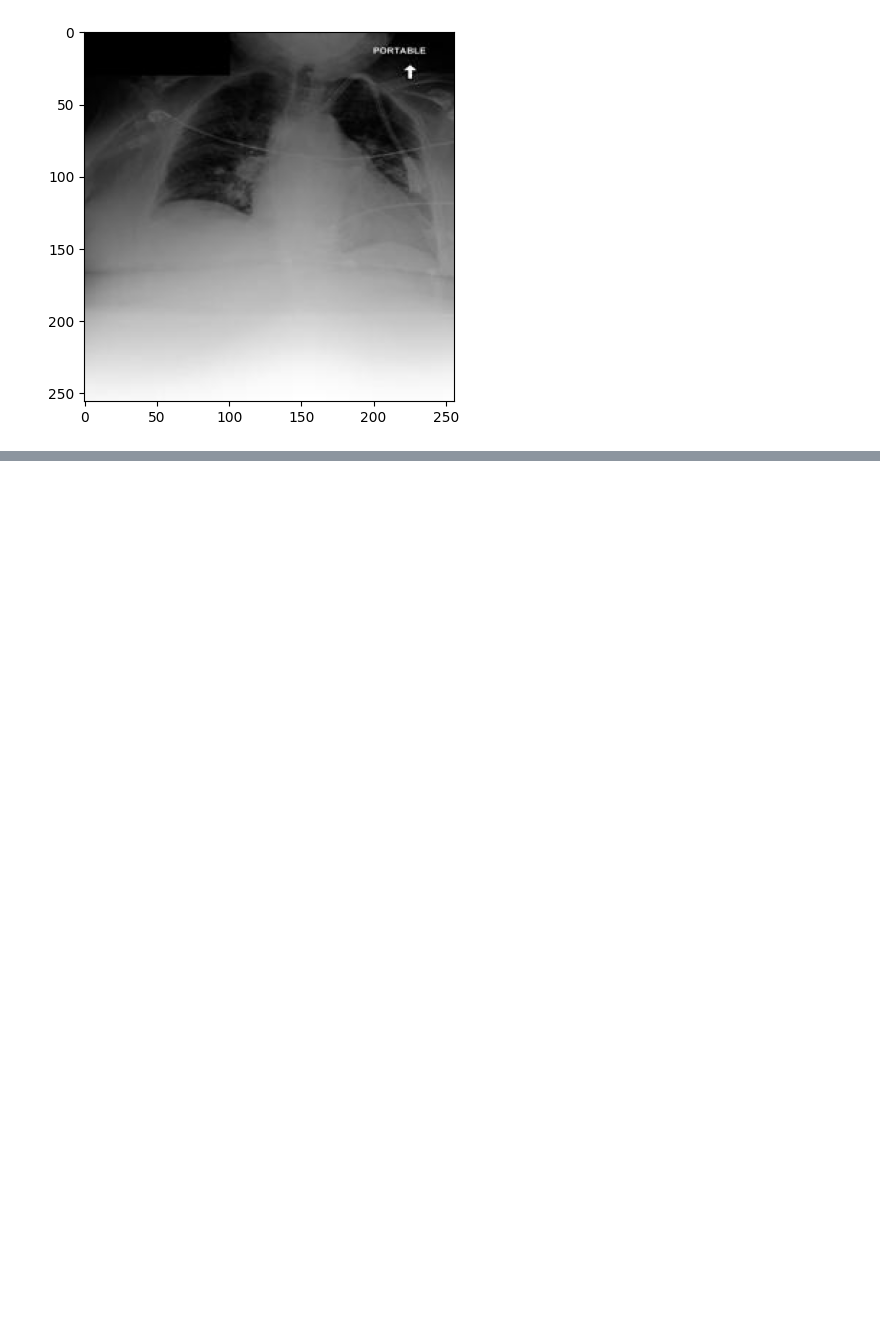
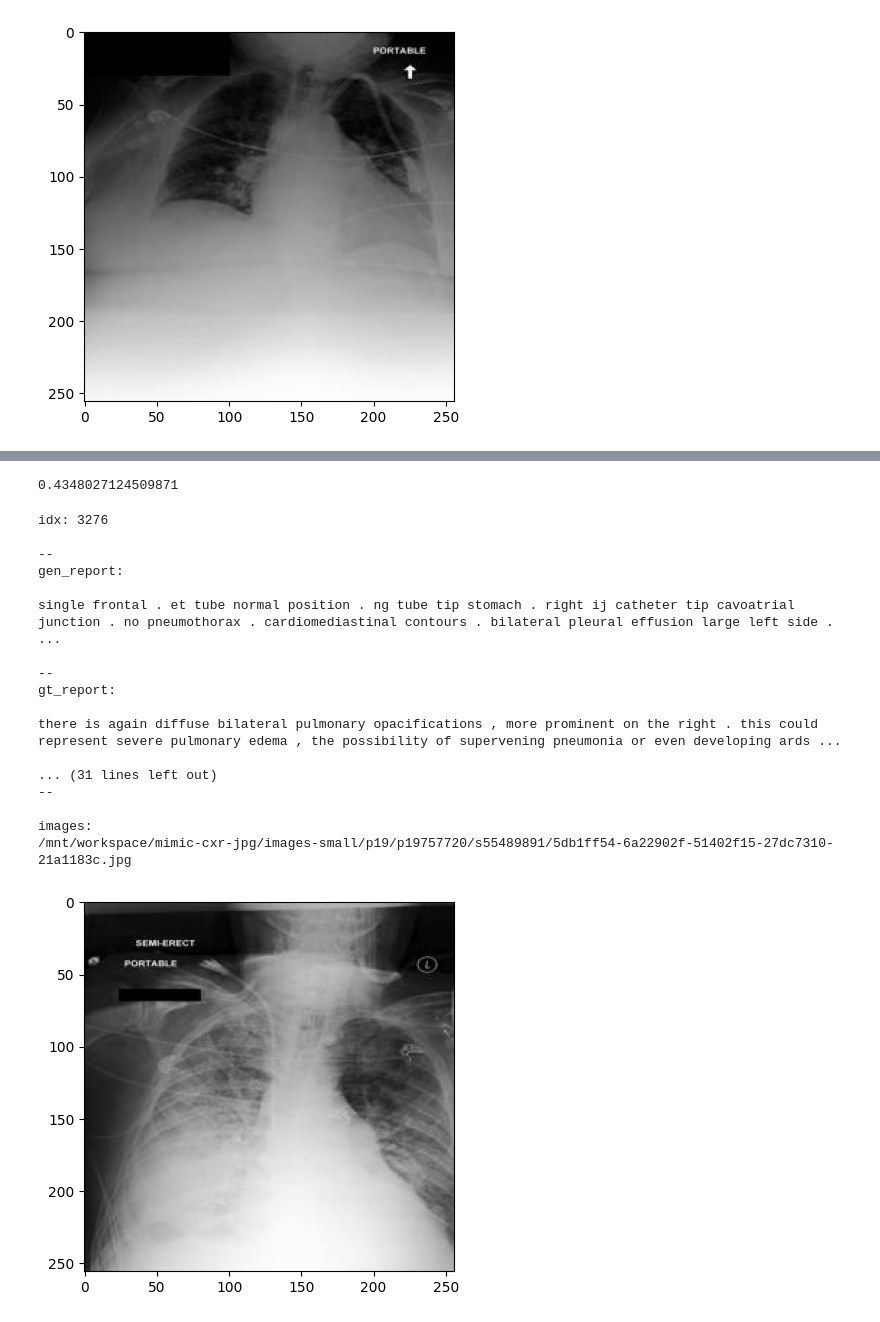
Before and after one commit to PabloMessina/MedVQA, a Jupyter notebook: medvqa/notebooks/eval labels2report generation.ipynb, the cells around one changed output, grey strips where cells are left out. Drawn from its saved outputs; the diff is of its cells as text; code cells hidden in the pictures; blank space fills up the shorter version.

```diff
--- a/medvqa/notebooks/eval labels2report generation.ipynb
+++ b/medvqa/notebooks/eval labels2report generation.ipynb
@@ -567,0 +654,31 @@ images:
+# %%
+repgenexplotter11 = ReportGenExamplePlotter(
+    report_metrics_path='/mnt/data/pamessina/workspaces/medvqa-workspace/results/report_gen/20230504_221528_mim_Labels2ReportModel(14,10,TransfTextDec(es=512,hs=512,nl=3,nh=4,dff=512))/mimiccxr_test_set_report_level_metrics.pkl',
+    reports_path='/mnt/data/pamessina/workspaces/medvqa-workspace/results/report_gen/20230504_221528_mim_Labels2ReportModel(14,10,TransfTextDec(es=512,hs=512,nl=3,nh=4,dff=512))/mimiccxr_test_set_reports.pkl',
+)
+# %%
+x = repgenexplotter11.report_metrics['chxlabf1']
+sum(x) / len(x)
+# %% [output]
+0.4348027124509871
+# %%
+repgenexplotter11.inspect_example(mode='random')
+# %% [output]
+idx: 3276
+
+--
+gen_report:
+
+single frontal . et tube normal position . ng tube tip stomach . right ij catheter tip cavoatrial junction . no pneumothorax . cardiomediastinal contours . bilateral pleural effusion large left side . ...
+
+--
+gt_report:
+
+there is again diffuse bilateral pulmonary opacifications , more prominent on the right . this could represent severe pulmonary edema , the possibility of supervening pneumonia or even developing ards ...
+
+... (31 lines left out)
+--
+
+images:
+/mnt/workspace/mimic-cxr-jpg/images-small/p19/p19757720/s55489891/5db1ff54-6a22902f-51402f15-27dc7310-21a1183c.jpg
+[figure, added]
```
Also changed, not shown: parts of 17 cells of this notebook, 17 other files.
